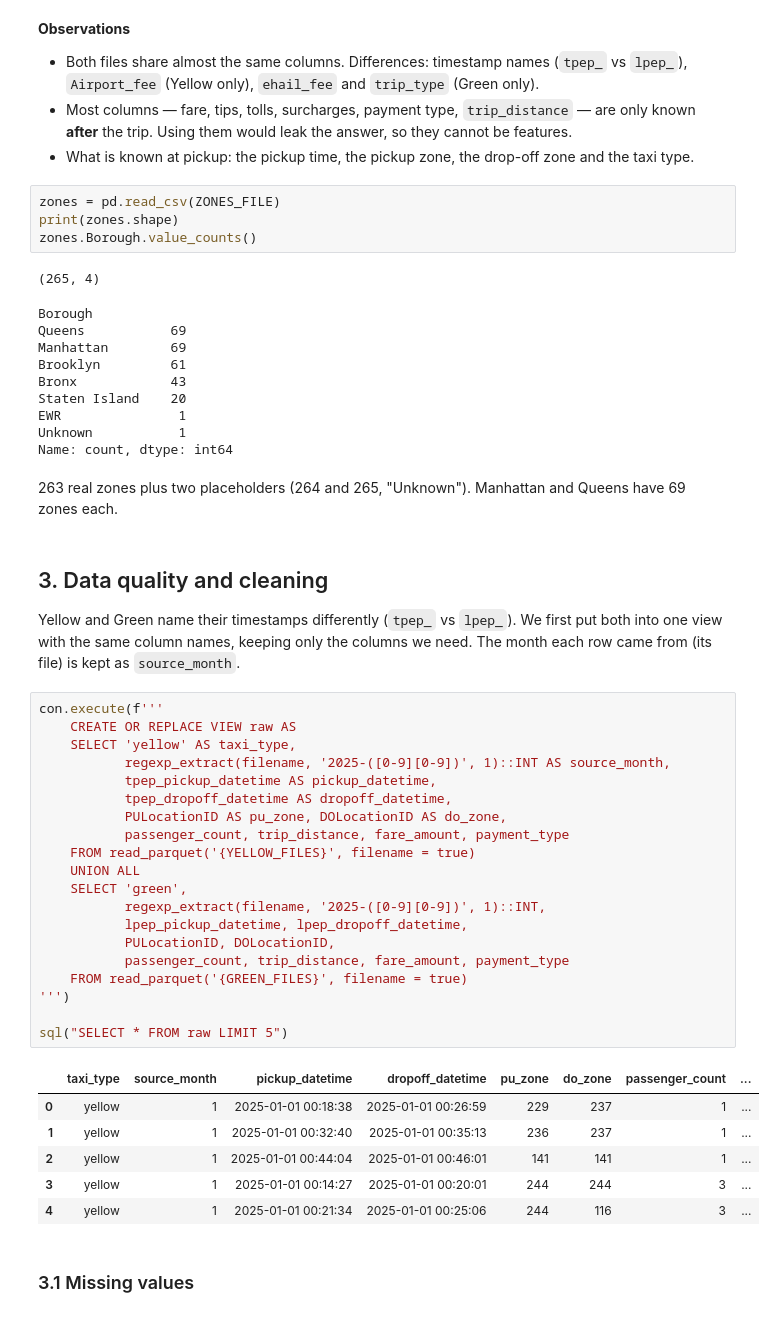
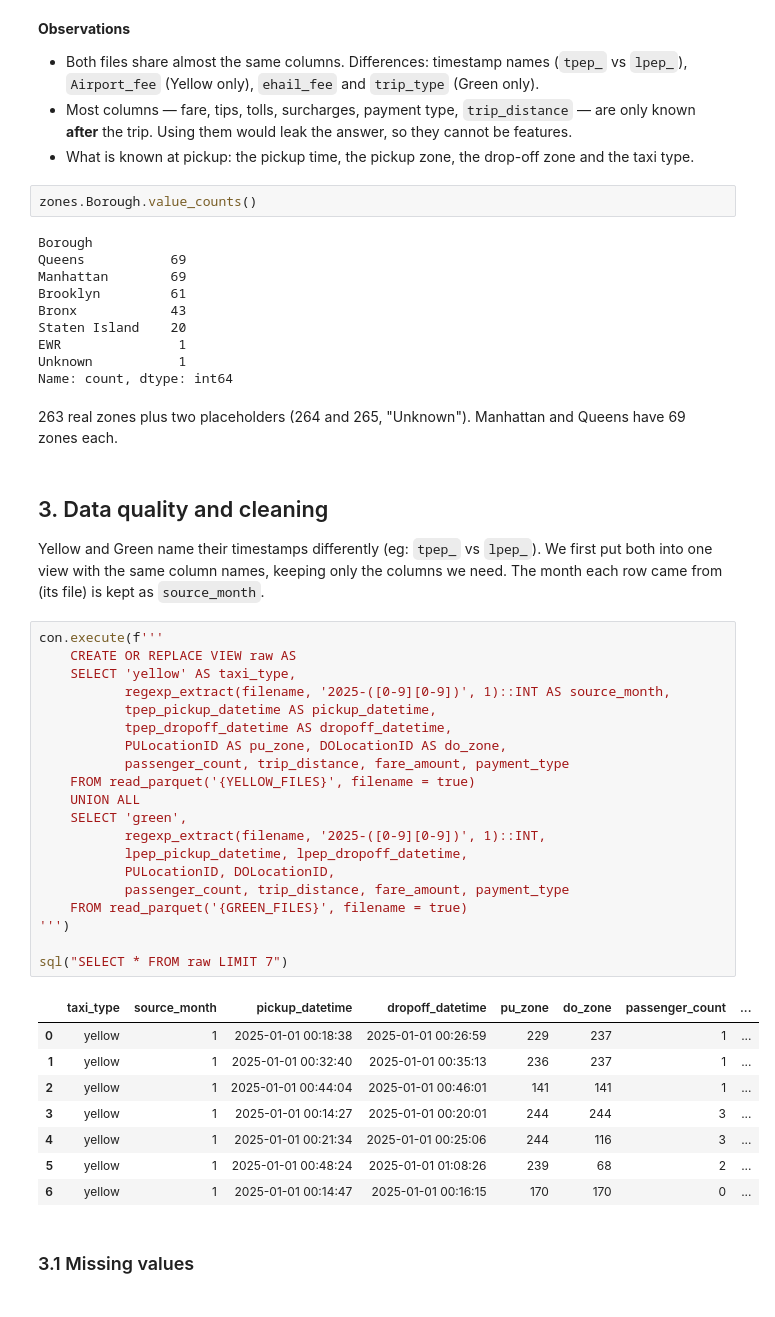
Before and after one commit to Shreyit/nyc-taxi-ml, a Jupyter notebook: notebooks/nyc_taxi_trip_duration.ipynb, the cells around one changed output. Drawn from its saved outputs; the diff is of its cells as text.

```diff
--- a/notebooks/nyc_taxi_trip_duration.ipynb
+++ b/notebooks/nyc_taxi_trip_duration.ipynb
@@ -147,55 +237,54 @@ schema
   trip. Using them would leak the answer, so they cannot be features.
 - What is known at pickup: the pickup time, the pickup zone, the drop-off zone and the taxi type.
 # %%
-zones = pd.read_csv(ZONES_FILE)
-print(zones.shape)
 zones.Borough.value_counts()
 # %% [output]
-(265, 4)
+Borough
+Queens           69
+Manhattan        69
+Brooklyn         61
+Bronx            43
+Staten Island    20
+EWR               1
+Unknown           1
+Name: count, dtype: int64
-Borough
-Queens           69
-Manhattan        69
-Brooklyn         61
-Bronx            43
-Staten Island    20
-EWR               1
-Unknown           1
-Name: count, dtype: int64
 # %% [markdown]
 263 real zones plus two placeholders (264 and 265, "Unknown"). Manhattan and Queens have 69 zones each.
 # %% [markdown]
 ## 3. Data quality and cleaning
 
-Yellow and Green name their timestamps differently (`tpep_` vs `lpep_`). We first put both into one view
+Yellow and Green name their timestamps differently (eg: `tpep_` vs `lpep_`). We first put both into one view
 with the same column names, keeping only the columns we need. The month each row came from (its file) is
 kept as `source_month`.
 # %%
 con.execute(f'''
     CREATE OR REPLACE VIEW raw AS
     SELECT 'yellow' AS taxi_type,
            regexp_extract(filename, '2025-([0-9][0-9])', 1)::INT AS source_month,
            tpep_pickup_datetime AS pickup_datetime,
            tpep_dropoff_datetime AS dropoff_datetime,
            PULocationID AS pu_zone, DOLocationID AS do_zone,
            passenger_count, trip_distance, fare_amount, payment_type
     FROM read_parquet('{YELLOW_FILES}', filename = true)
     UNION ALL
     SELECT 'green',
            regexp_extract(filename, '2025-([0-9][0-9])', 1)::INT,
            lpep_pickup_datetime, lpep_dropoff_datetime,
            PULocationID, DOLocationID,
            passenger_count, trip_distance, fare_amount, payment_type
     FROM read_parquet('{GREEN_FILES}', filename = true)
 ''')
 
-sql("SELECT * FROM raw LIMIT 5")
+sql("SELECT * FROM raw LIMIT 7")
 # %% [output]
 |  | taxi_type | source_month | pickup_datetime | dropoff_datetime | pu_zone | do_zone | passenger_count | ... |
 | 0 | yellow | 1 | 2025-01-01 00:18:38 | 2025-01-01 00:26:59 | 229 | 237 | 1 | ... |
 | 1 | yellow | 1 | 2025-01-01 00:32:40 | 2025-01-01 00:35:13 | 236 | 237 | 1 | ... |
 | 2 | yellow | 1 | 2025-01-01 00:44:04 | 2025-01-01 00:46:01 | 141 | 141 | 1 | ... |
 | 3 | yellow | 1 | 2025-01-01 00:14:27 | 2025-01-01 00:20:01 | 244 | 244 | 3 | ... |
 | 4 | yellow | 1 | 2025-01-01 00:21:34 | 2025-01-01 00:25:06 | 244 | 116 | 3 | ... |
+| 5 | yellow | 1 | 2025-01-01 00:48:24 | 2025-01-01 01:08:26 | 239 | 68 | 2 | ... |
+| 6 | yellow | 1 | 2025-01-01 00:14:47 | 2025-01-01 00:16:15 | 170 | 170 | 0 | ... |
 # %% [markdown]
 ### 3.1 Missing values
 # %%
```
Also changed, not shown: parts of 60 cells of this notebook, 5 other files.
